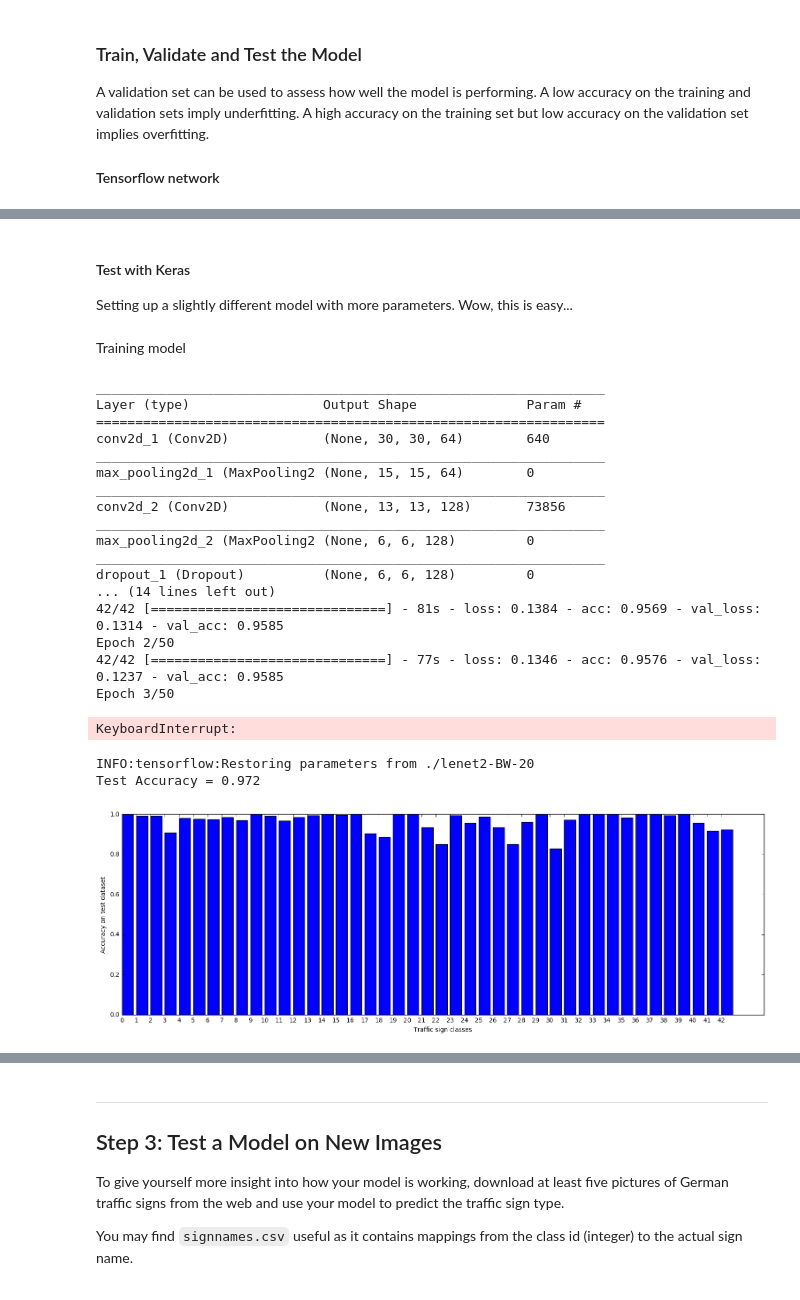
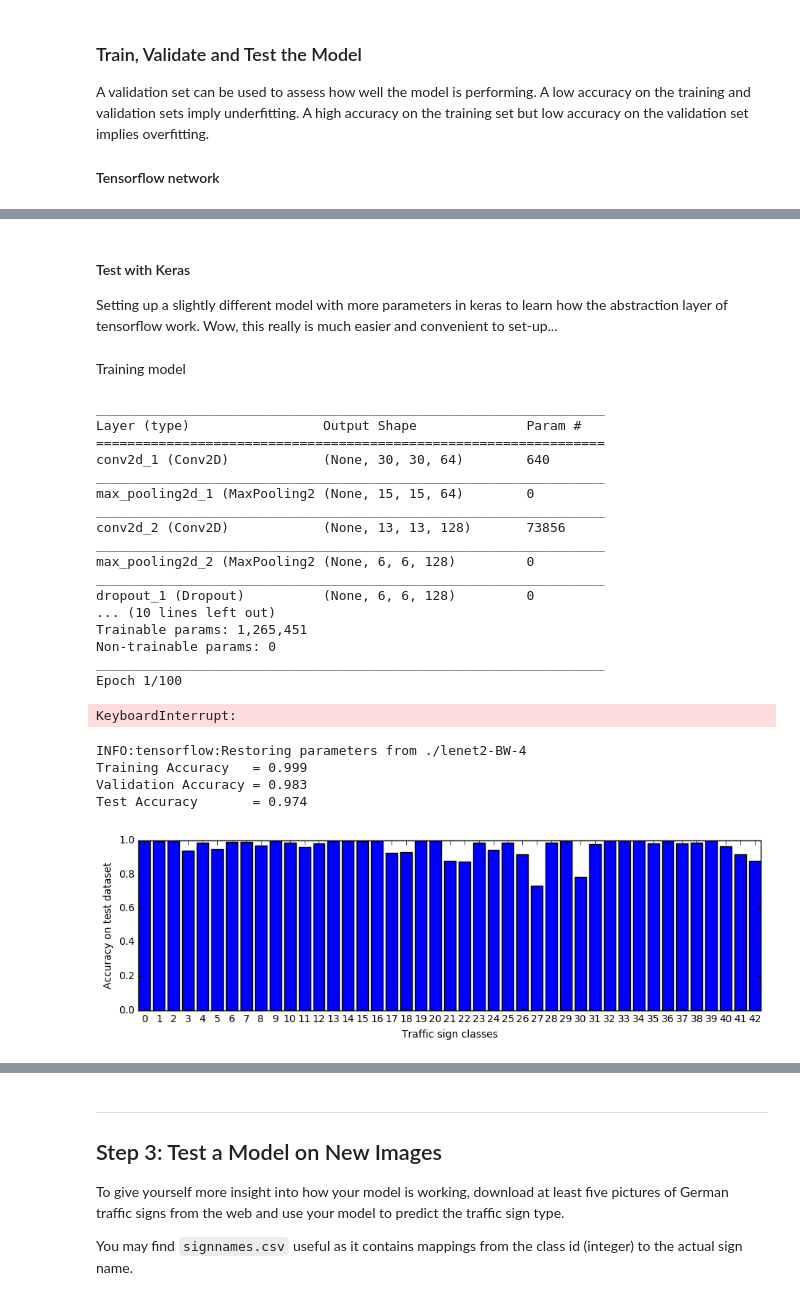
Before and after one commit to da-phil/SDC-Traffic-Sign-Classifier-Project, a Jupyter notebook: Traffic_Sign_Classifier.ipynb, the cells around one changed output, grey strips where cells are left out. Drawn from its saved outputs; the diff is of its cells as text; code cells hidden in the pictures.

Commit message:
update notbook and model parameters

```diff
--- a/Traffic_Sign_Classifier.ipynb
+++ b/Traffic_Sign_Classifier.ipynb
@@ -615,7 +615,7 @@ save_filename += "-" + colorspace
 one_hot_y = tf.one_hot(y, n_classes)
 cross_entropy = tf.nn.softmax_cross_entropy_with_logits(labels=one_hot_y, logits=logits)
 loss_operation = tf.reduce_mean(cross_entropy)
-optimizer = tf.train.AdamOptimizer(beta1=0.9, beta2=0.999) # ,learning_rate=learning_rate)
+optimizer = tf.train.AdamOptimizer() # ,learning_rate=learning_rate)
 training_operation = optimizer.minimize(loss_operation)
 
 # Calculate and report the accuracy on the training and validation set
@@ -645,14 +645,16 @@ sets imply underfitting. A high accuracy on the training set but low accuracy on
 rate_start = 0.001
 
 dropout = 0.2  # Dropout, probability to keep units
-epochs  = 30
+epochs  = 5
 
 biased_index = []
-#biased_index.append(class_indexes_train[30][0])
 biased_index.append(class_indexes_train[30][0])
+biased_index.append(class_indexes_train[27][0])
 biased_index = np.array(list(itertools.chain.from_iterable(biased_index)))
 
-sample_selection = balanced_index #biased_index
+sample_selection = balanced_index #range(n_train) #balanced_index #biased_index
+
+print("Model parameters: %d" % np.sum([np.prod(v.shape) for v in tf.trainable_variables()]))
 
 with tf.Session() as sess:
     sess.run(tf.global_variables_initializer())
@@ -704,7 +696,7 @@ KeyboardInterrupt:
 # %% [markdown]
 #### Test with Keras
 
-Setting up a slightly different model with more parameters. Wow, this is easy...
+Setting up a slightly different model with more parameters in keras to learn how the abstraction layer of tensorflow work. Wow, this really is much easier and convenient to set-up...
 # %%
 keras.backend.clear_session()
 keras_savename="LeNet3.weights"
@@ -737,12 +734,18 @@ y_test_keras  = keras.utils.to_categorical(y_test, n_classes)
 # %% [markdown]
 Training model
 # %%
-epochs  = 50
+epochs  = 5
+biased_index = []
+biased_index.append(class_indexes_train[30][0])
+biased_index.append(class_indexes_train[27][0])
+biased_index = np.array(list(itertools.chain.from_iterable(biased_index)))
 
+sample_selection = balanced_index #range(n_train) #balanced_index #biased_index
+BATCH_SIZE = 4096
 LeNet3.summary()
-LeNet3.fit_generator(datagen.flow(X_train_norm[balanced_index], y_train_keras[balanced_index],
-            batch_size=BATCH_SIZE),  steps_per_epoch=len(balanced_index) // BATCH_SIZE,  epochs=epochs,
-            validation_data=(X_valid_norm, y_valid_keras), verbose=1)
+LeNet3.fit_generator(datagen.flow(X_train_norm[sample_selection], y_train_keras[sample_selection], batch_size=BATCH_SIZE),
+                     steps_per_epoch=len(sample_selection) // BATCH_SIZE,  epochs=epochs,
+                     validation_data=(X_valid_norm, y_valid_keras), verbose=1)
 
 score = LeNet3.evaluate(X_test_norm, y_test_keras, verbose=1)
 print("Test loss:    ", score[0])
@@ -761,32 +764,39 @@ _________________________________________________________________
 max_pooling2d_2 (MaxPooling2 (None, 6, 6, 128)         0
 _________________________________________________________________
 dropout_1 (Dropout)          (None, 6, 6, 128)         0
-... (14 lines left out)
-42/42 [==============================] - 81s - loss: 0.1384 - acc: 0.9569 - val_loss: 0.1314 - val_acc: 0.9585
-Epoch 2/50
-42/42 [==============================] - 77s - loss: 0.1346 - acc: 0.9576 - val_loss: 0.1237 - val_acc: 0.9585
-Epoch 3/50
+... (10 lines left out)
+Trainable params: 1,265,451
+Non-trainable params: 0
+_________________________________________________________________
+Epoch 1/100
 KeyboardInterrupt:
 # %%
 # Test on whole test dataset and for each class
 accuracies = []
 with tf.Session() as sess:
     saver.restore(sess, tf.train.latest_checkpoint('.'))
+    train_accuracy = evaluate(X_train_norm, y_train)
+    valid_accuracy = evaluate(X_valid_norm, y_valid)
     test_accuracy = evaluate(X_test_norm, y_test)
-    print("Test Accuracy = %.3f" % test_accuracy)
+    print("Training Accuracy   = %.3f" % train_accuracy)
+    print("Validation Accuracy = %.3f" % valid_accuracy)
+    print("Test Accuracy       = %.3f" % test_accuracy)
     for i, sign in enumerate(class_indexes_test):
         accuracies.append(evaluate(X_test_norm[sign[0]], y_test[sign[0]]))
 
-fig = plt.figure(figsize=(15,5))
-plt.bar(range(n_classes), accuracies)
-plt.xticks(range(0,n_classes), range(n_classes+1))
+fig = plt.figure(figsize=(11,3))
+ax = plt.bar(range(n_classes), accuracies, align="center", width=0.8)
+plt.xticks(range(n_classes), range(n_classes))
 plt.xlabel("Traffic sign classes")
 plt.ylabel("Accuracy on test dataset")
-plt.tight_layout(pad=0.01)
+plt.axis("tight")
+#fig.savefig("./examples/pred_tf_test1.png", bbox_inches="tight")
 plt.show(True)
 # %% [output]
-INFO:tensorflow:Restoring parameters from ./lenet2-BW-20
-Test Accuracy = 0.972
+INFO:tensorflow:Restoring parameters from ./lenet2-BW-4
+Training Accuracy   = 0.999
+Validation Accuracy = 0.983
+Test Accuracy       = 0.974
-[figure, old version]
+[figure, new version]
 # %%
 # Keras test network accuracy
```
Also changed, not shown: parts of 11 cells of this notebook, 19 other files.
